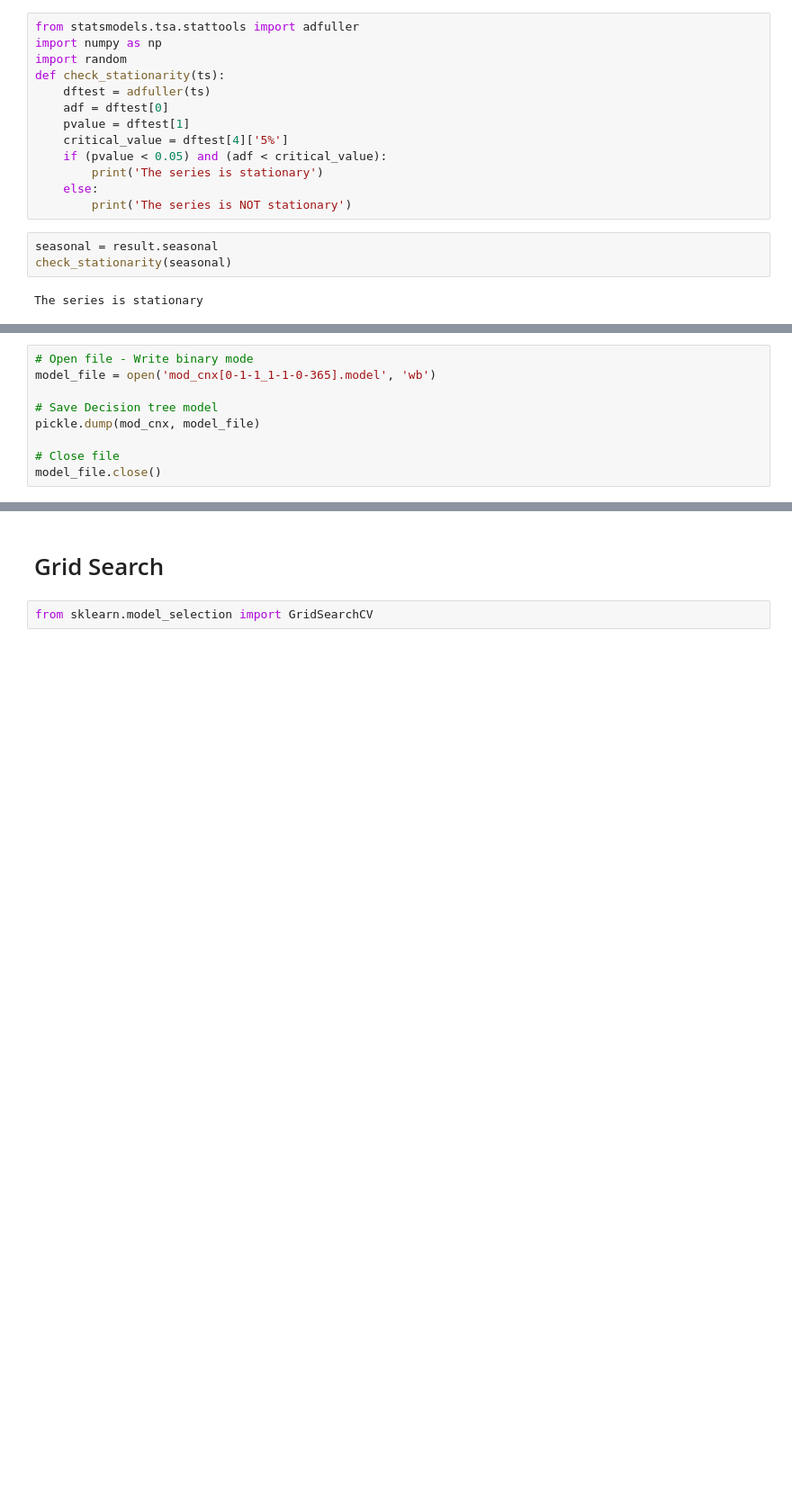
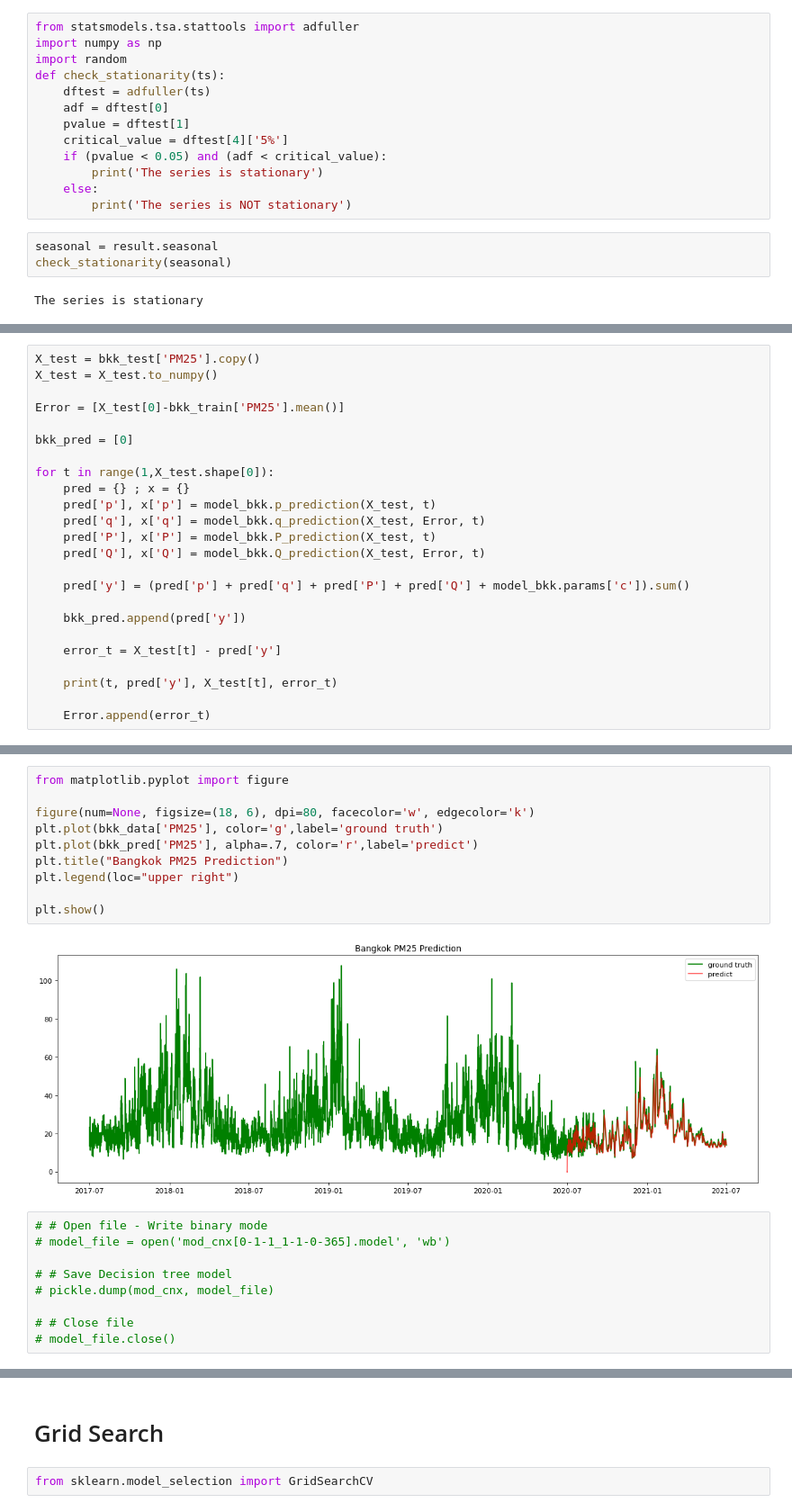
Before and after one commit to One-Night-Miracle/Data-Science-Project1-2021-2-PM2.5-Kaggle, a Jupyter notebook: project_nb_custom.ipynb, the cells around one changed output, grey strips where cells are left out. Shown at 90% size. Saved outputs shown, nothing was run; the diff lists cells and outputs as text; blank space fills up the shorter version.

```diff
--- a/project_nb_custom.ipynb
+++ b/project_nb_custom.ipynb
@@ -665,0 +681,24 @@ print(results_cnx.summary().tables[1])
+# %%
+X_test = bkk_test['PM25'].copy()
+X_test = X_test.to_numpy()
+
+Error = [X_test[0]-bkk_train['PM25'].mean()]
+
+bkk_pred = [0]
+
+for t in range(1,X_test.shape[0]):
+    pred = {} ; x = {}
+    pred['p'], x['p'] = model_bkk.p_prediction(X_test, t)
+    pred['q'], x['q'] = model_bkk.q_prediction(X_test, Error, t)
+    pred['P'], x['P'] = model_bkk.P_prediction(X_test, t)
+    pred['Q'], x['Q'] = model_bkk.Q_prediction(X_test, Error, t)
+
+    pred['y'] = (pred['p'] + pred['q'] + pred['P'] + pred['Q'] + model_bkk.params['c']).sum()
+
+    bkk_pred.append(pred['y'])
+
+    error_t = X_test[t] - pred['y']
+
+    print(t, pred['y'], X_test[t], error_t)
+
+    Error.append(error_t)
@@ -666,10 +757,22 @@ print(results_cnx.summary().tables[1])
+# %%
+from matplotlib.pyplot import figure
+
+figure(num=None, figsize=(18, 6), dpi=80, facecolor='w', edgecolor='k')
+plt.plot(bkk_data['PM25'], color='g',label='ground truth')
+plt.plot(bkk_pred['PM25'], alpha=.7, color='r',label='predict')
+plt.title("Bangkok PM25 Prediction")
+plt.legend(loc="upper right")
+
+plt.show()
+# %% [output]
+[figure, added]
 # %%
-# Open file - Write binary mode
-model_file = open('mod_cnx[0-1-1_1-1-0-365].model', 'wb')
+# # Open file - Write binary mode
+# model_file = open('mod_cnx[0-1-1_1-1-0-365].model', 'wb')
 
-# Save Decision tree model
-pickle.dump(mod_cnx, model_file)
+# # Save Decision tree model
+# pickle.dump(mod_cnx, model_file)
 
-# Close file
-model_file.close()
+# # Close file
+# model_file.close()
 # %%
```
Also changed, not shown: parts of 29 cells of this notebook.
